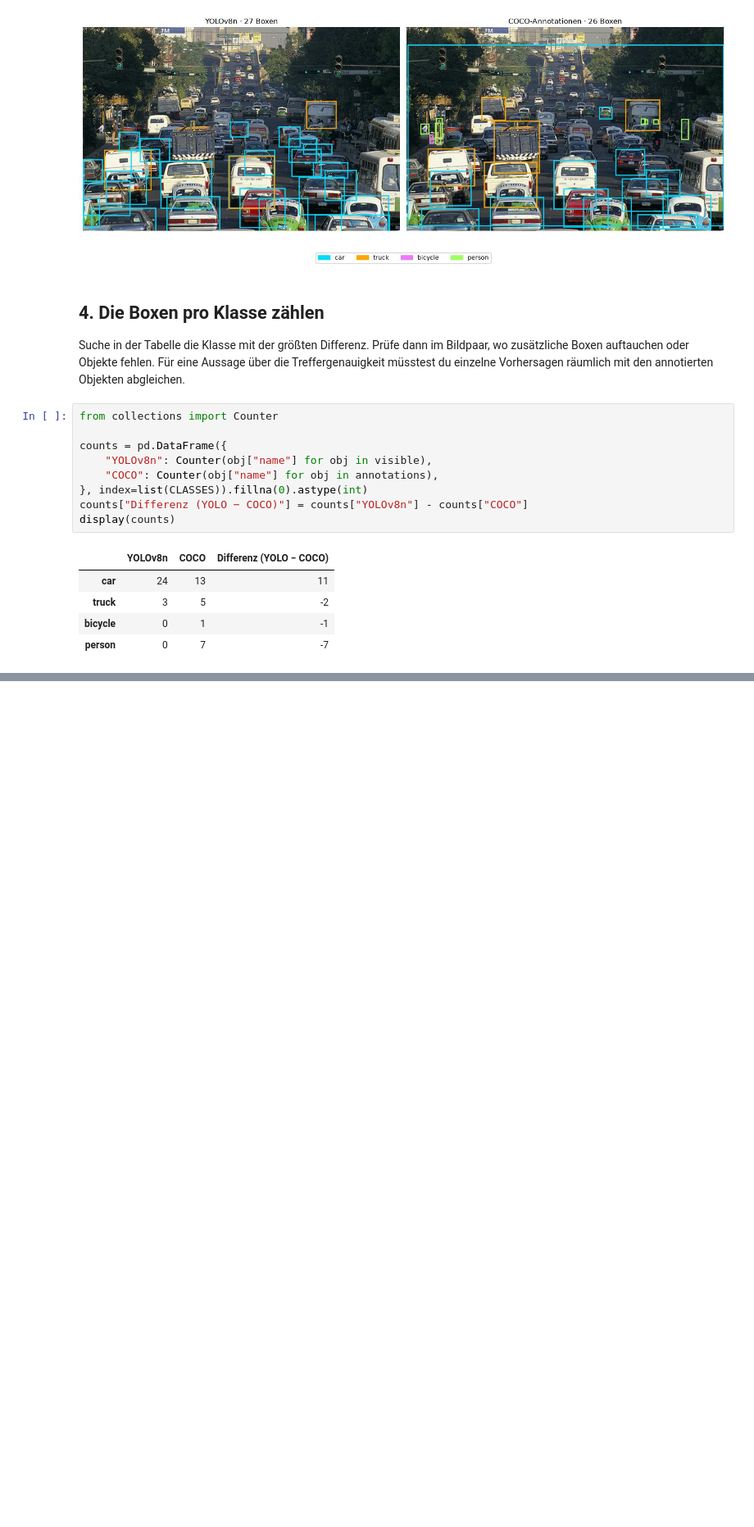
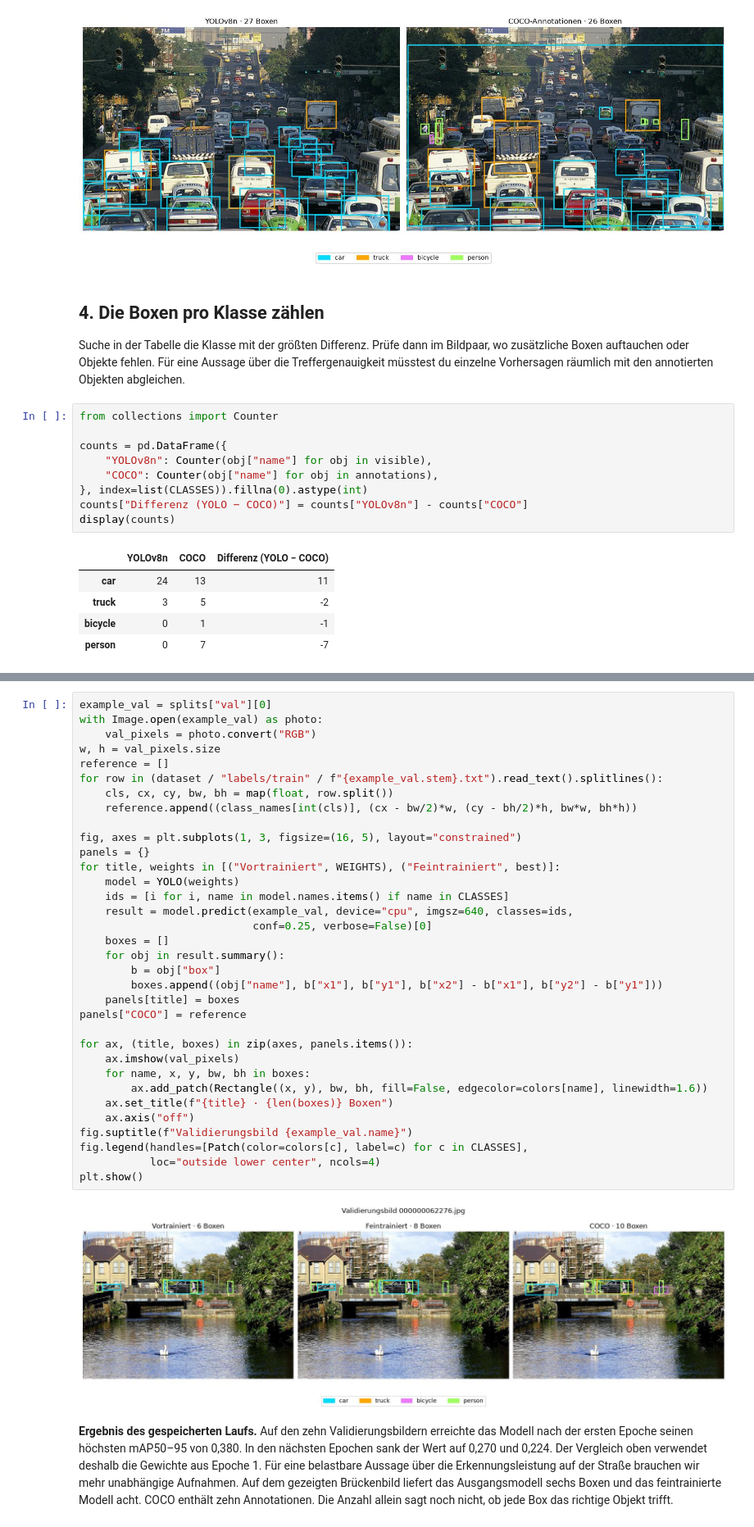
Before and after one commit to nicolasb49/intelligence-engineering, a Jupyter notebook: nicolas_task2_detection.ipynb, the cells around one changed output, grey strips where cells are left out. Shown at 82% size. Saved outputs shown, nothing was run; the diff lists cells and outputs as text; blank space fills up the shorter version.

```diff
--- a/nicolas_task2_detection.ipynb
+++ b/nicolas_task2_detection.ipynb
@@ -107,0 +195,38 @@ display(counts)
+# %%
+example_val = splits["val"][0]
+with Image.open(example_val) as photo:
+    val_pixels = photo.convert("RGB")
+w, h = val_pixels.size
+reference = []
+for row in (dataset / "labels/train" / f"{example_val.stem}.txt").read_text().splitlines():
+    cls, cx, cy, bw, bh = map(float, row.split())
+    reference.append((class_names[int(cls)], (cx - bw/2)*w, (cy - bh/2)*h, bw*w, bh*h))
+
+fig, axes = plt.subplots(1, 3, figsize=(16, 5), layout="constrained")
+panels = {}
+for title, weights in [("Vortrainiert", WEIGHTS), ("Feintrainiert", best)]:
+    model = YOLO(weights)
+    ids = [i for i, name in model.names.items() if name in CLASSES]
+    result = model.predict(example_val, device="cpu", imgsz=640, classes=ids,
+                           conf=0.25, verbose=False)[0]
+    boxes = []
+    for obj in result.summary():
+        b = obj["box"]
+        boxes.append((obj["name"], b["x1"], b["y1"], b["x2"] - b["x1"], b["y2"] - b["y1"]))
+    panels[title] = boxes
+panels["COCO"] = reference
+
+for ax, (title, boxes) in zip(axes, panels.items()):
+    ax.imshow(val_pixels)
+    for name, x, y, bw, bh in boxes:
+        ax.add_patch(Rectangle((x, y), bw, bh, fill=False, edgecolor=colors[name], linewidth=1.6))
+    ax.set_title(f"{title} · {len(boxes)} Boxen")
+    ax.axis("off")
+fig.suptitle(f"Validierungsbild {example_val.name}")
+fig.legend(handles=[Patch(color=colors[c], label=c) for c in CLASSES],
+           loc="outside lower center", ncols=4)
+plt.show()
+# %% [output]
+[figure, added]
+# %% [markdown]
+**Ergebnis des gespeicherten Laufs.** Auf den zehn Validierungsbildern erreichte das Modell nach der ersten Epoche seinen höchsten mAP50–95 von 0,380. In den nächsten Epochen sank der Wert auf 0,270 und 0,224. Der Vergleich oben verwendet deshalb die Gewichte aus Epoche 1. Für eine belastbare Aussage über die Erkennungsleistung auf der Straße brauchen wir mehr unabhängige Aufnahmen. Auf dem gezeigten Brückenbild liefert das Ausgangsmodell sechs Boxen und das feintrainierte Modell acht. COCO enthält zehn Annotationen. Die Anzahl allein sagt noch nicht, ob jede Box das richtige Objekt trifft.
```
Also changed, not shown: parts of 7 cells of this notebook, 2 other files.
